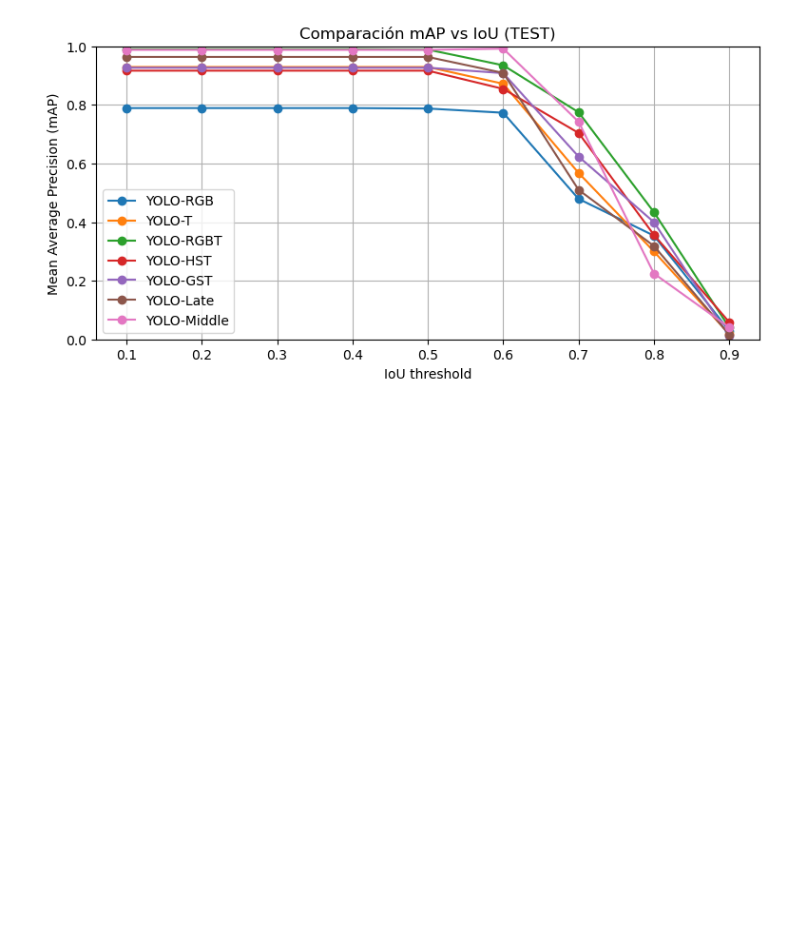
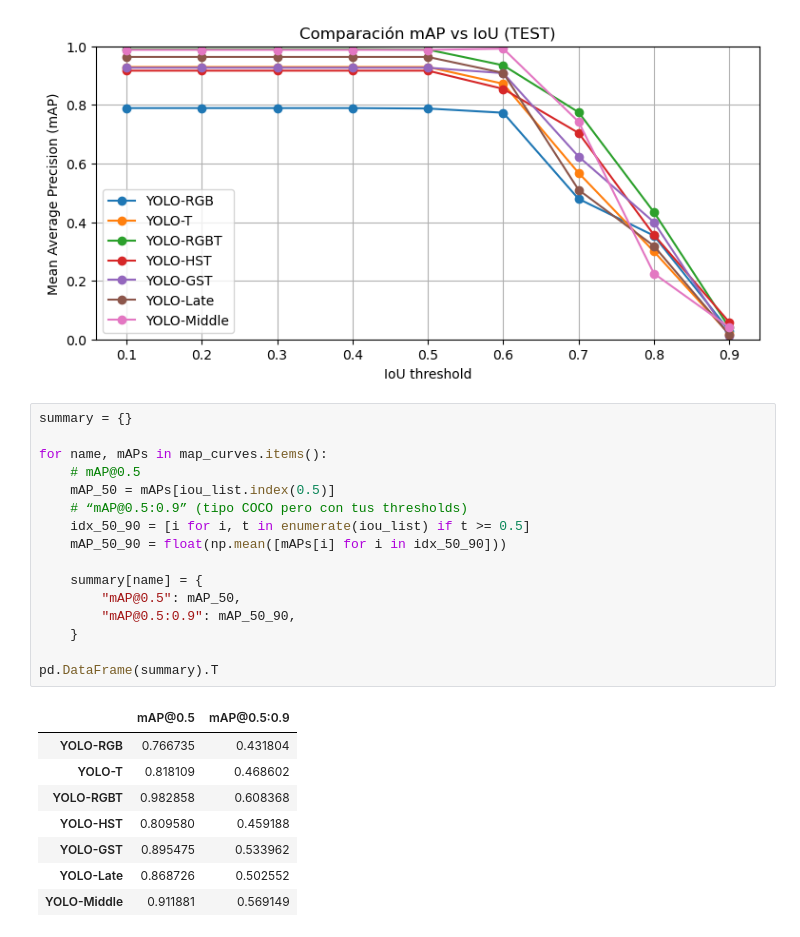
Before and after one commit to florzoffi/TP-Final-Vision, a Jupyter notebook: 7.RESULTS.ipynb, the cells around one changed output. Cells and saved outputs as stored; diff of their text form; blank space fills up the shorter version.

```diff
--- a/7.RESULTS.ipynb
+++ b/7.RESULTS.ipynb
@@ -305,3 +309,28 @@ plt.show()
 | YOLO-Late | 0.963548 | 0.963548 | 0.963548 | 0.963548 | 0.963548 | 0.909002 | 0.510135 | 0.318631 | 0.016162 |
 | YOLO-Middle | 0.987714 | 0.987714 | 0.987714 | 0.987714 | 0.987714 | 0.991863 | 0.742448 | 0.224554 | 0.040741 |
 [figure]
+# %%
+summary = {}
+
+for name, mAPs in map_curves.items():
+    # mAP@0.5
+    mAP_50 = mAPs[iou_list.index(0.5)]
+    # “mAP@0.5:0.9” (tipo COCO pero con tus thresholds)
+    idx_50_90 = [i for i, t in enumerate(iou_list) if t >= 0.5]
+    mAP_50_90 = float(np.mean([mAPs[i] for i in idx_50_90]))
+
+    summary[name] = {
+        "mAP@0.5": mAP_50,
+        "mAP@0.5:0.9": mAP_50_90,
+    }
+
+pd.DataFrame(summary).T
+# %% [output]
+|  | mAP@0.5 | mAP@0.5:0.9 |
+| YOLO-RGB | 0.766735 | 0.431804 |
+| YOLO-T | 0.818109 | 0.468602 |
+| YOLO-RGBT | 0.982858 | 0.608368 |
+| YOLO-HST | 0.809580 | 0.459188 |
+| YOLO-GST | 0.895475 | 0.533962 |
+| YOLO-Late | 0.868726 | 0.502552 |
+| YOLO-Middle | 0.911881 | 0.569149 |
```
Also changed, not shown: parts of 7 cells of this notebook, 4 other files.
